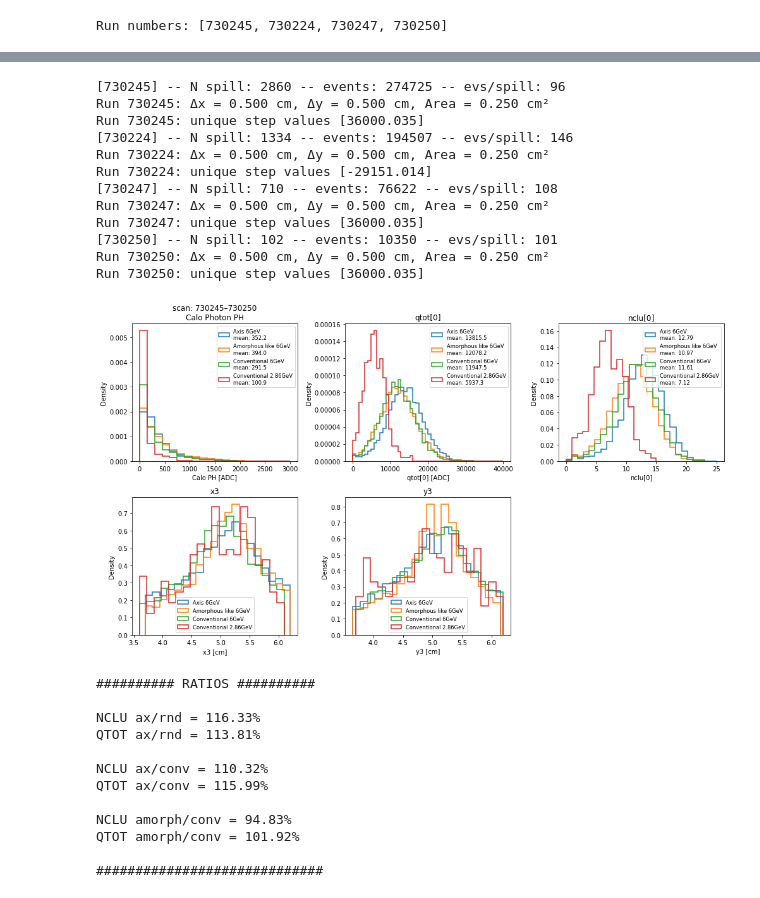
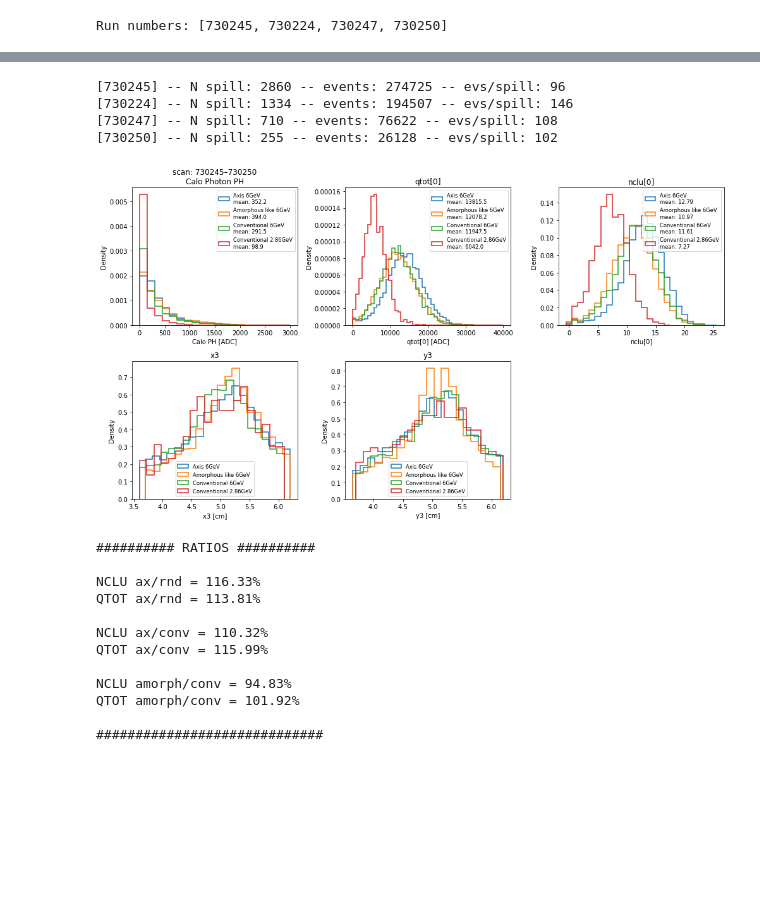
Before and after one commit to Ncanale/eplusBOOST_2025_T9, a Jupyter notebook: OM/compare_epBOOST.ipynb, the cells around one changed output, grey strips where cells are left out. Drawn from its saved outputs; the diff is of its cells as text; code cells hidden in the pictures; blank space fills up the shorter version.

```diff
--- a/OM/compare_epBOOST.ipynb
+++ b/OM/compare_epBOOST.ipynb
@@ -215,11 +218,11 @@ for j, run in enumerate(scan_number):
 
     dx = x_cry_cut[1] - x_cry_cut[0]
     dy = y_cry_cut[1] - y_cry_cut[0]
-    print(f"Run {run}: Δx = {dx:.3f} cm, Δy = {dy:.3f} cm, Area = {dx*dy:.3f} cm²")
+    # print(f"Run {run}: Δx = {dx:.3f} cm, Δy = {dy:.3f} cm, Area = {dx*dy:.3f} cm²")
 
     scan_angle = xinfo[:, 1] if iscrad else xinfo[:, 0]
     unique_steps = np.unique(scan_angle)
-    print(f'Run {run}: unique step values {unique_steps}')
+    # print(f'Run {run}: unique step values {unique_steps}')
 
     for step in unique_steps:
         logi = (ph_cherry1 > th_cherry1) & \
@@ -233,46 +236,38 @@ for j, run in enumerate(scan_number):
         label = f'{label_scan[j]}'
         axs[0].hist(ph_calo_photon[logi], bins=20, range=(0, 3000), label=f'{label}\nmean: {np.mean(ph_calo_photon[logi]):.1f}', density=True, **opt_hist)
         axs[1].hist(qtot[:, 0][logi], bins=50, range=(0, 40000), label=f'{label}\nmean: {np.mean(qtot[:, 0][logi]):.1f}', density=True, **opt_hist)
-        axs[2].hist(nclu[:, 0][logi], bins=np.max(nclu[:, 0][logi])+1, label=f'{label}\nmean: {np.mean(nclu[:, 0][logi]):.2f}', density=True, **opt_hist)
+        axs[2].hist(nclu[:, 0][logi], bins=np.arange(-0.5,round(np.max(nclu[:,0]))+0.5, 1), label=f'{label}\nmean: {np.mean(nclu[:, 0][logi]):.2f}', density=True, **opt_hist)
         axs[3].hist(x3[logi], bins=20, range=(x_cry_cut[0]-1, x_cry_cut[1]+1), label=label, density=True, **opt_hist)
         axs[4].hist(y3[logi], bins=20, range=(y_cry_cut[0]-1, y_cry_cut[1]+1), label=label, density=True, **opt_hist)
 
         means_nclu3[label] = np.mean(nclu[:, 0][logi & nclu[:, 0]>0])
         means_qtot3[label] = np.mean(qtot[:, 0][logi & nclu[:, 0]>0])
 
 # Titoli
 axs[0].set_title(f'scan: {scan_number[0]}–{scan_number[-1]}\nCalo Photon PH')
 axs[1].set_title('qtot[0]')
 axs[2].set_title('nclu[0]')
 axs[3].set_title('x3')
 axs[4].set_title('y3')
 
 # Assi e scala log
 labels = ['Calo PH [ADC]', 'qtot[0] [ADC]', 'nclu[0]', 'x3 [cm]', 'y3 [cm]']
 for j in range(5):
     axs[j].set_xlabel(labels[j])
     axs[j].set_ylabel('Density')
     # axs[j].set_yscale('log')
     axs[j].legend(fontsize='small')
 
 axs[5].axis('off')  # Rimuove subplot vuoto (2x3 layout)
 
 plt.tight_layout()
 plt.show()
 # %% [output]
 [730245] -- N spill: 2860 -- events: 274725 -- evs/spill: 96
-Run 730245: Δx = 0.500 cm, Δy = 0.500 cm, Area = 0.250 cm²
-Run 730245: unique step values [36000.035]
 [730224] -- N spill: 1334 -- events: 194507 -- evs/spill: 146
-Run 730224: Δx = 0.500 cm, Δy = 0.500 cm, Area = 0.250 cm²
-Run 730224: unique step values [-29151.014]
 [730247] -- N spill: 710 -- events: 76622 -- evs/spill: 108
-Run 730247: Δx = 0.500 cm, Δy = 0.500 cm, Area = 0.250 cm²
-Run 730247: unique step values [36000.035]
-[730250] -- N spill: 102 -- events: 10350 -- evs/spill: 101
-Run 730250: Δx = 0.500 cm, Δy = 0.500 cm, Area = 0.250 cm²
-Run 730250: unique step values [36000.035]
+[730250] -- N spill: 255 -- events: 26128 -- evs/spill: 102
-[figure, old version]
+[figure, new version]
 # %%
 print('########## RATIOS ##########')
 print(f"\nNCLU ax/rnd = {100 * (means_nclu3['Axis 6GeV'] / means_nclu3['Amorphous like 6GeV']):.2f}% ")
```
Also changed, not shown: parts of 2 cells of this notebook, 1 other file.
